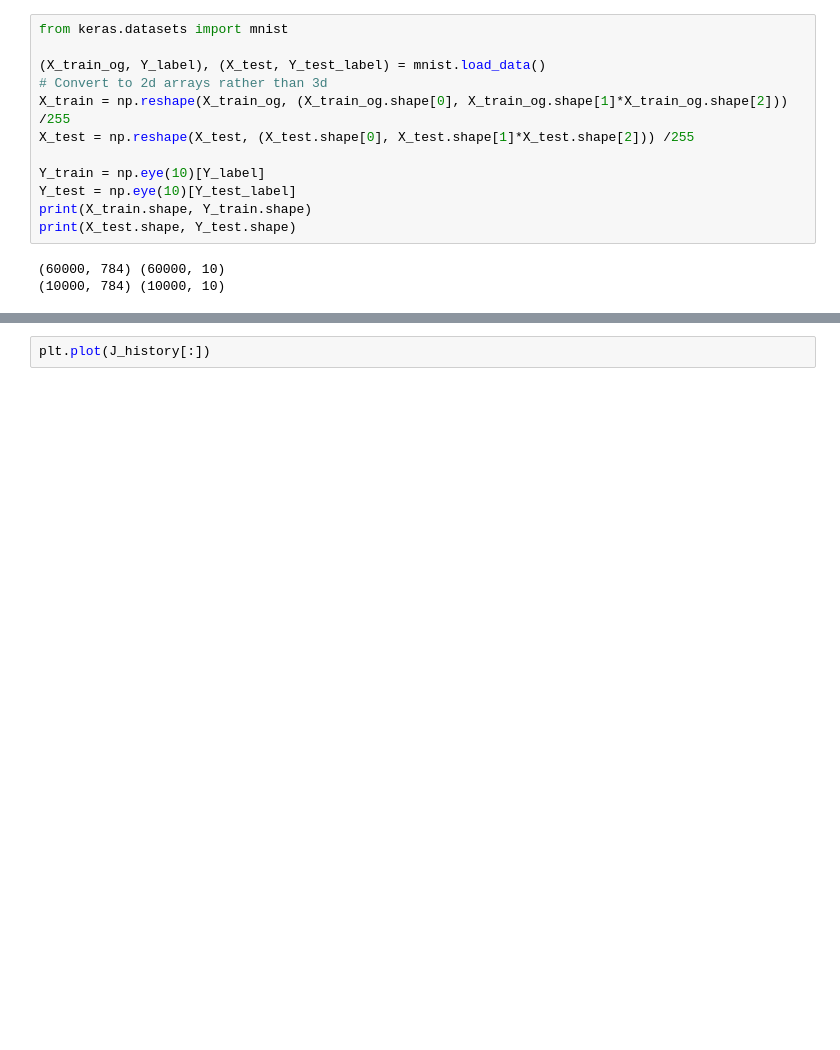
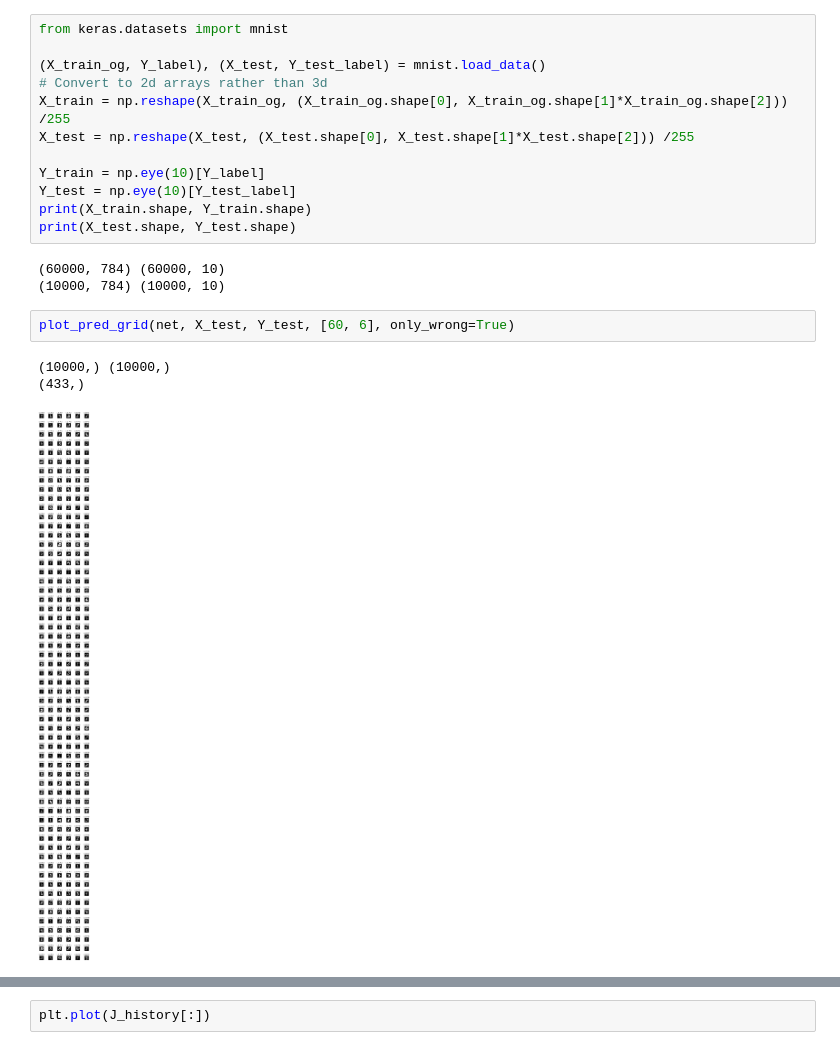
Before and after one commit to Benjamincf0/AI, a Jupyter notebook: nn.ipynb, the cells around one changed output, grey strips where cells are left out. Cells and saved outputs as stored; diff of their text form; blank space fills up the shorter version.

Commit message:
show wrong predictions function

```diff
--- a/nn.ipynb
+++ b/nn.ipynb
@@ -32,6 +33,12 @@ print(X_test.shape, Y_test.shape)
 # %% [output]
 (60000, 784) (60000, 10)
 (10000, 784) (10000, 10)
+# %%
+plot_pred_grid(net, X_test, Y_test, [60, 6], only_wrong=True)
+# %% [output]
+(10000,) (10000,)
+(433,)
+[figure, added]
 # %%
 net.compute_cost(X_train, Y_train) # very high
 # %% [output]
```
Also changed, not shown: parts of 5 cells of this notebook, 1 other file.
